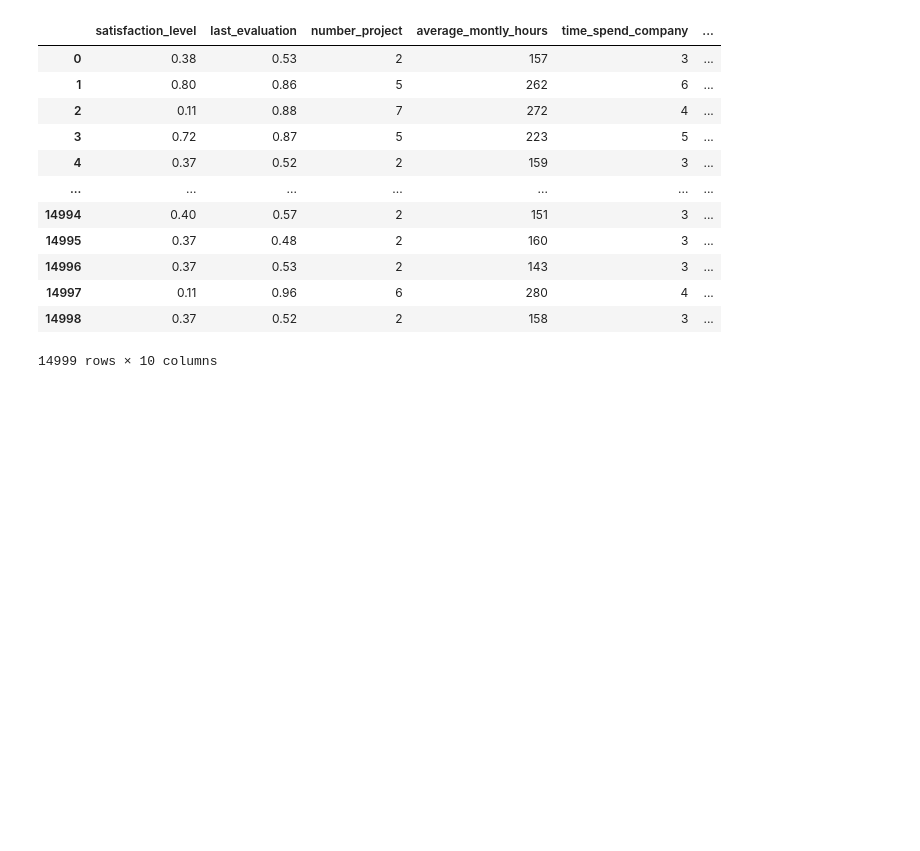
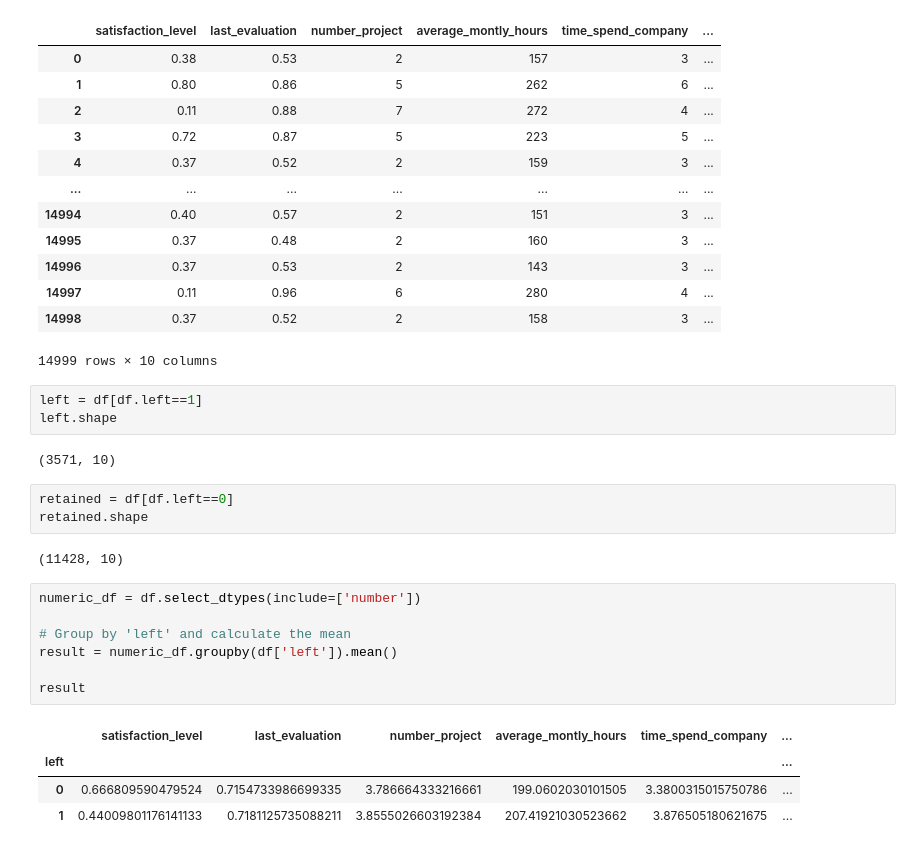
Before and after one commit to sanyog-mind/ai_ml_basics, a Jupyter notebook: src/kaggle_excersizes/ex_1_hr.ipynb, the cells around one changed output. Cells and saved outputs as stored; diff of their text form; blank space fills up the shorter version.

```diff
--- a/src/kaggle_excersizes/ex_1_hr.ipynb
+++ b/src/kaggle_excersizes/ex_1_hr.ipynb
@@ -25,3 +25,25 @@ df
 | 14997 | 0.11 | 0.96 | 6 | 280 | 4 | ... |
 | 14998 | 0.37 | 0.52 | 2 | 158 | 3 | ... |
 14999 rows × 10 columns
+# %%
+left = df[df.left==1]
+left.shape
+# %% [output]
+(3571, 10)
+# %%
+retained = df[df.left==0]
+retained.shape
+# %% [output]
+(11428, 10)
+# %%
+numeric_df = df.select_dtypes(include=['number'])
+
+# Group by 'left' and calculate the mean
+result = numeric_df.groupby(df['left']).mean()
+
+result
+# %% [output]
+|  | satisfaction_level | last_evaluation | number_project | average_montly_hours | time_spend_company | ... |
+| left |  |  |  |  |  | ... |
+| 0 | 0.666809590479524 | 0.7154733986699335 | 3.786664333216661 | 199.0602030101505 | 3.3800315015750786 | ... |
+| 1 | 0.44009801176141133 | 0.7181125735088211 | 3.8555026603192384 | 207.41921030523662 | 3.876505180621675 | ... |
```
Also changed, not shown: parts of 2 cells of this notebook, 1 other file.
